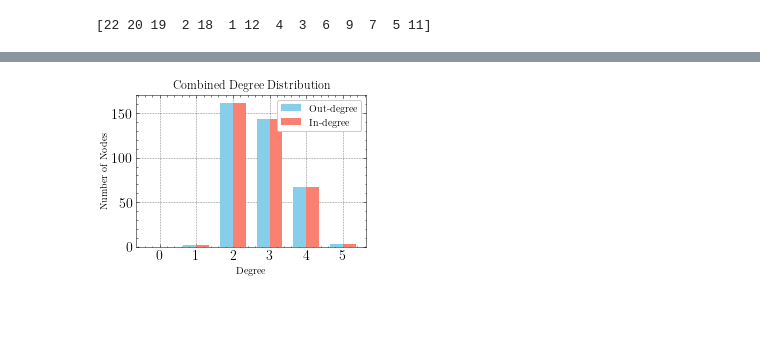
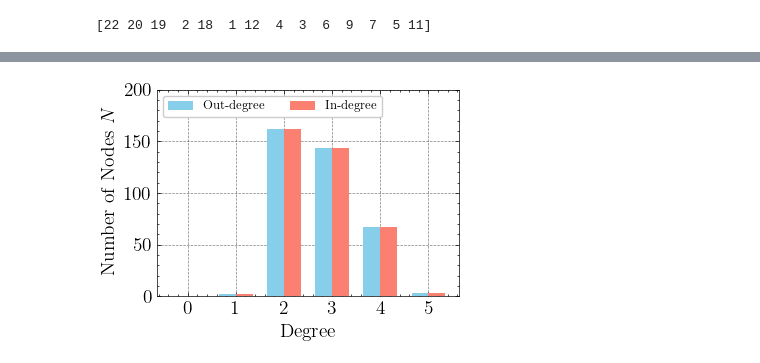
Before and after one commit to liftes/TrafficSignal, a Jupyter notebook: testtrafficnet.ipynb, the cells around one changed output, grey strips where cells are left out. Drawn from its saved outputs; the diff is of its cells as text; code cells hidden in the pictures; blank space fills up the shorter version.

```diff
--- a/testtrafficnet.ipynb
+++ b/testtrafficnet.ipynb
@@ -916,34 +924,35 @@ def plot_combined_degree_distribution(adjacency_matrix):
     # 创建度数的分布直方图
     plt.figure(figsize=(4, 3))
 
     # 计算每个度的频率
     out_degree_count = np.bincount(out_degrees, minlength=degree_range)
     in_degree_count = np.bincount(in_degrees, minlength=degree_range)
 
     # 为直方图设置宽度和位置偏移
     bar_width = 0.35
     indices = np.arange(degree_range)
 
     # 绘制出度分布直方图
     plt.bar(indices - bar_width / 2, out_degree_count, bar_width, color='skyblue', label='Out-degree')
 
     # 绘制入度分布直方图
     plt.bar(indices + bar_width / 2, in_degree_count, bar_width, color='salmon', label='In-degree')
 
+    plt.ylim(0,200)
     # 添加图例
-    plt.legend()
+    plt.legend(fontsize=9, ncol=2, loc='upper left')
 
     # 添加标题和轴标签
-    plt.title('Combined Degree Distribution')
+    # plt.title('Combined Degree Distribution')
     plt.xlabel('Degree')
-    plt.ylabel('Number of Nodes')
+    plt.ylabel('Number of Nodes $N$')
     plt.xticks(indices, indices)  # 设置x轴的刻度标签
 
     # 显示图表
     plt.tight_layout()
 
 # 使用示例
 plot_combined_degree_distribution(adjacency_matrix)
 Dplt.SaveFig(1,"RoadNetDegree.png","./Figure/RoadNet/")
 # %% [output]
-[figure, old version]
+[figure, new version]
```
Also changed, not shown: parts of 5 cells of this notebook, 8 other files.
